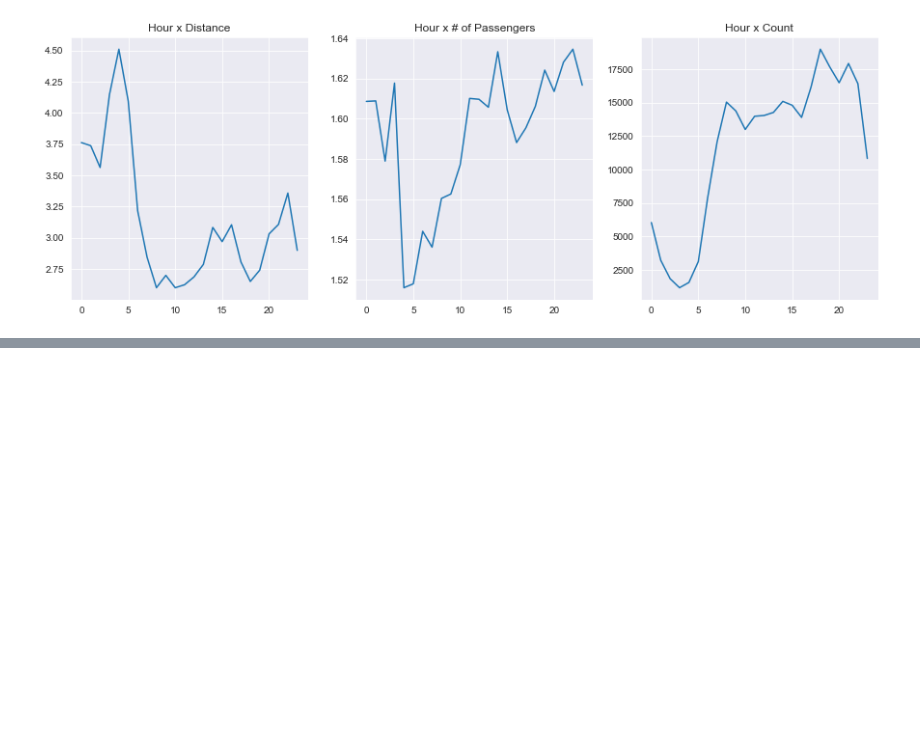
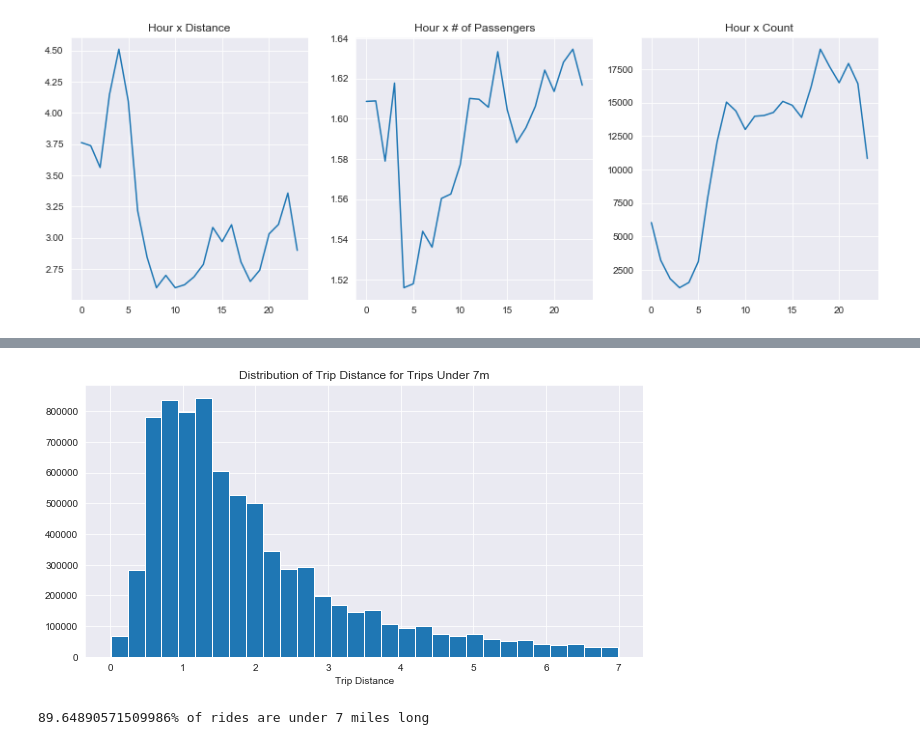
Before and after one commit to tcbriggs981/Taxi-Studies, a Jupyter notebook: Taxis June 2018.ipynb, the cells around one changed output, grey strips where cells are left out. Cells and saved outputs as stored; diff of their text form; code cells hidden in the pictures; blank space fills up the shorter version.

```diff
--- a/Taxis June 2018.ipynb
+++ b/Taxis June 2018.ipynb
@@ -252,0 +314,14 @@ plt.show()
+# %%
+under_7 = taxi.loc[taxi.trip_distance < 7]
+
+plt.figure(figsize=(10,5))
+plt.xlabel('Trip Distance')
+plt.hist(under_7['trip_distance'],bins=30)
+plt.title('Distribution of Trip Distance for Trips Under 7m')
+plt.show()
+# %% [output]
+[figure, added]
+# %%
+print('{}% of rides are under 7 miles long'.format((len(under_7)/len(taxi)*100)))
+# %% [output]
+89.64890571509986% of rides are under 7 miles long
```
Also changed, not shown: parts of 7 cells of this notebook.
